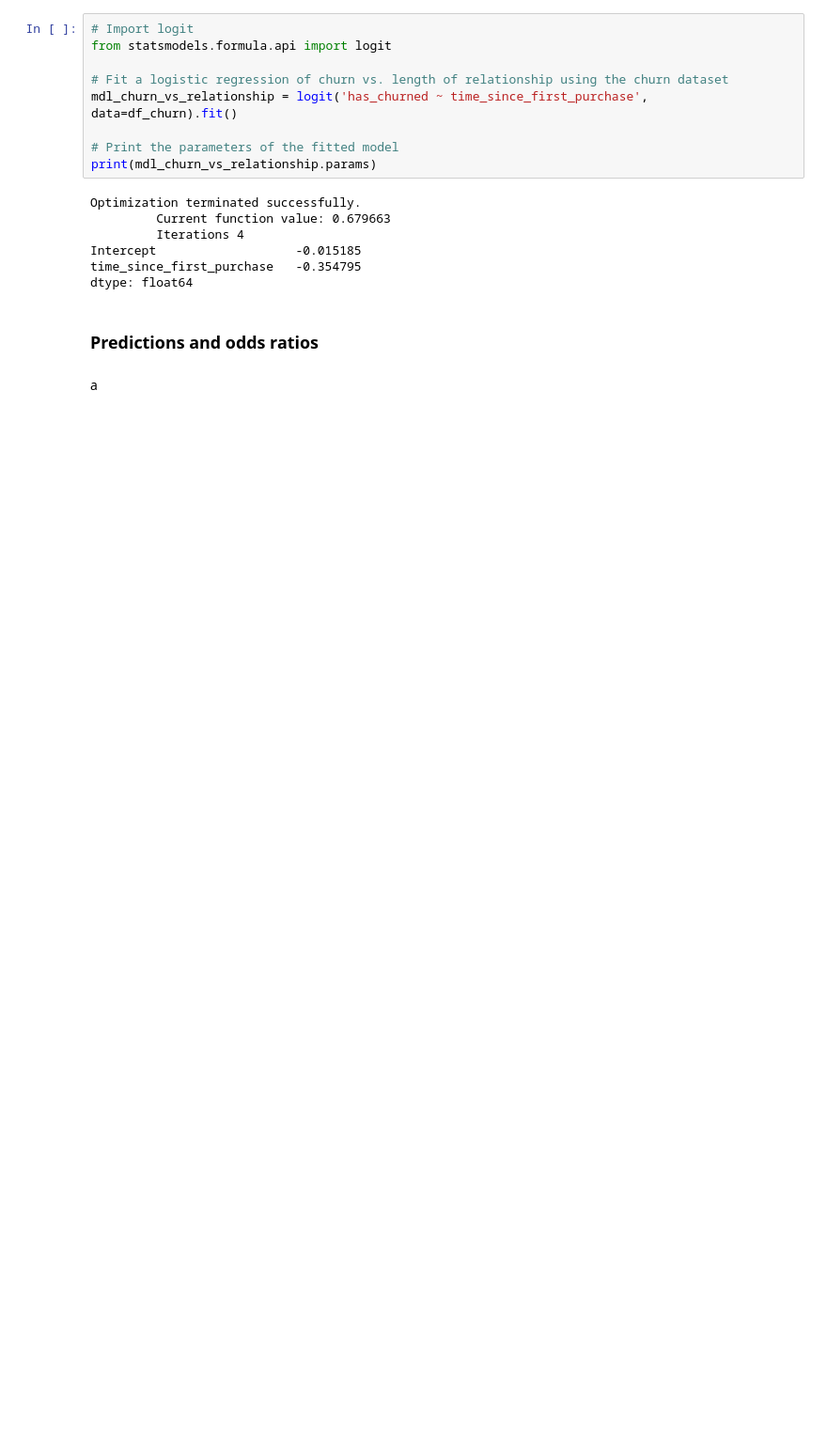
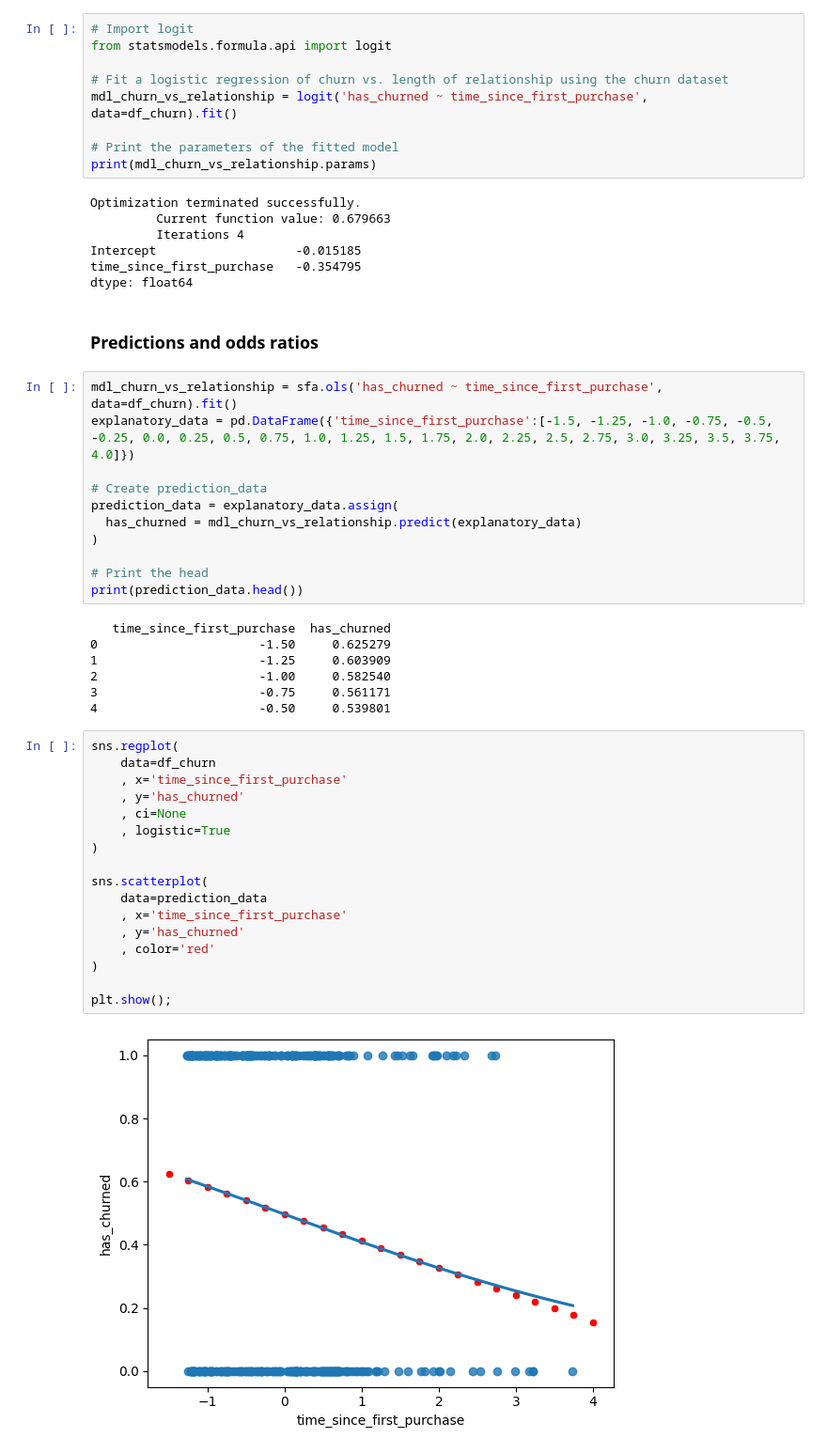
Before and after one commit to AnshuBantra/Python, a Jupyter notebook: Associate Data Scientist in Python/026 Introduction to Regression with statsmodels in Python/regression.ipynb, the cells around one changed output. Shown at 94% size. Cells and saved outputs as stored; diff of their text form; blank space fills up the shorter version.

```diff
--- a/Associate Data Scientist in Python/026 Introduction to Regression with statsmodels in Python/regression.ipynb
+++ b/Associate Data Scientist in Python/026 Introduction to Regression with statsmodels in Python/regression.ipynb
@@ -822,5 +823,40 @@ time_since_first_purchase   -0.354795
 dtype: float64
 # %% [markdown]
 ### Predictions and odds ratios
-# %% [markdown]
-a
+# %%
+mdl_churn_vs_relationship = sfa.ols('has_churned ~ time_since_first_purchase', data=df_churn).fit()
+explanatory_data = pd.DataFrame({'time_since_first_purchase':[-1.5, -1.25, -1.0, -0.75, -0.5, -0.25, 0.0, 0.25, 0.5, 0.75, 1.0, 1.25, 1.5, 1.75, 2.0, 2.25, 2.5, 2.75, 3.0, 3.25, 3.5, 3.75, 4.0]})
+
+# Create prediction_data
+prediction_data = explanatory_data.assign(
+  has_churned = mdl_churn_vs_relationship.predict(explanatory_data)
+)
+
+# Print the head
+print(prediction_data.head())
+# %% [output]
+   time_since_first_purchase  has_churned
+0                      -1.50     0.625279
+1                      -1.25     0.603909
+2                      -1.00     0.582540
+3                      -0.75     0.561171
+4                      -0.50     0.539801
+# %%
+sns.regplot(
+    data=df_churn
+    , x='time_since_first_purchase'
+    , y='has_churned'
+    , ci=None
+    , logistic=True
+)
+
+sns.scatterplot(
+    data=prediction_data
+    , x='time_since_first_purchase'
+    , y='has_churned'
+    , color='red'
+)
+
+plt.show();
+# %% [output]
+[figure, added]
```
Also changed, not shown: parts of 39 cells of this notebook, 1 other file.
